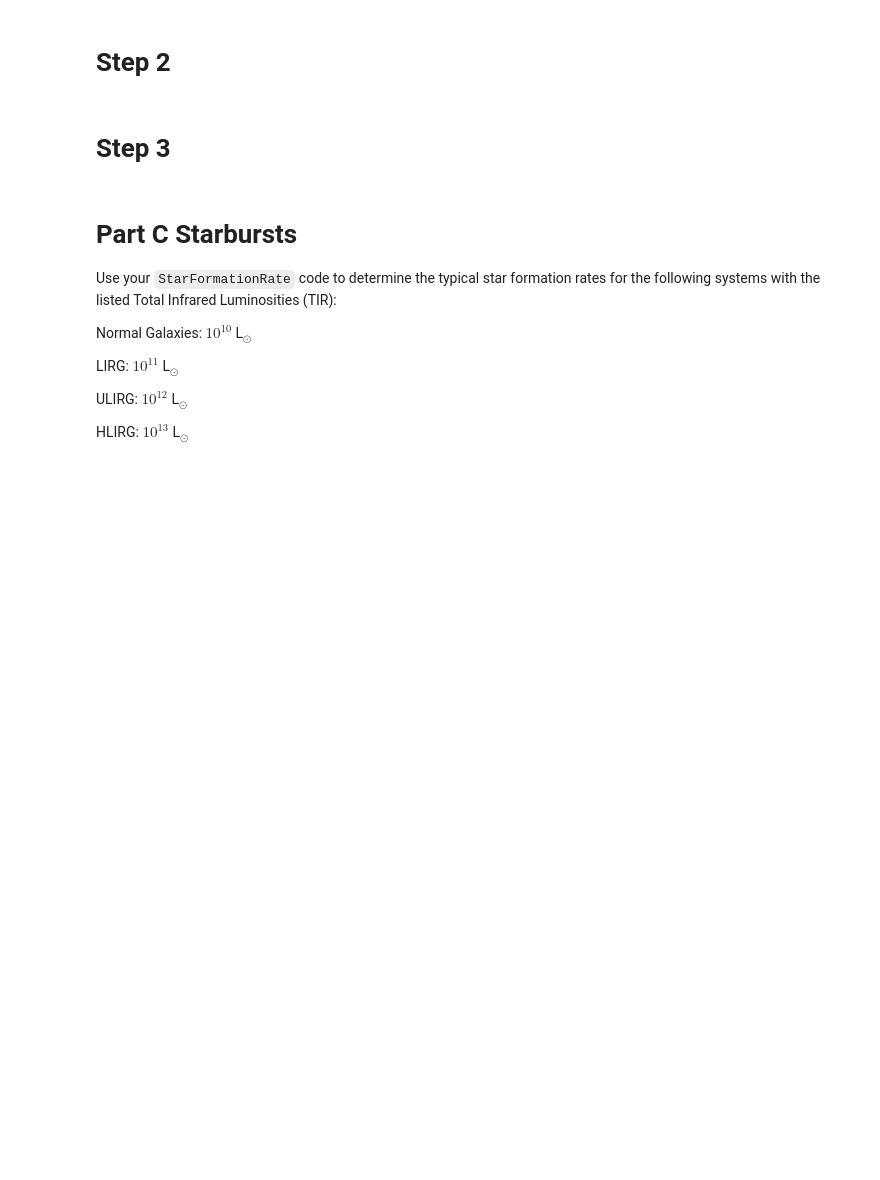
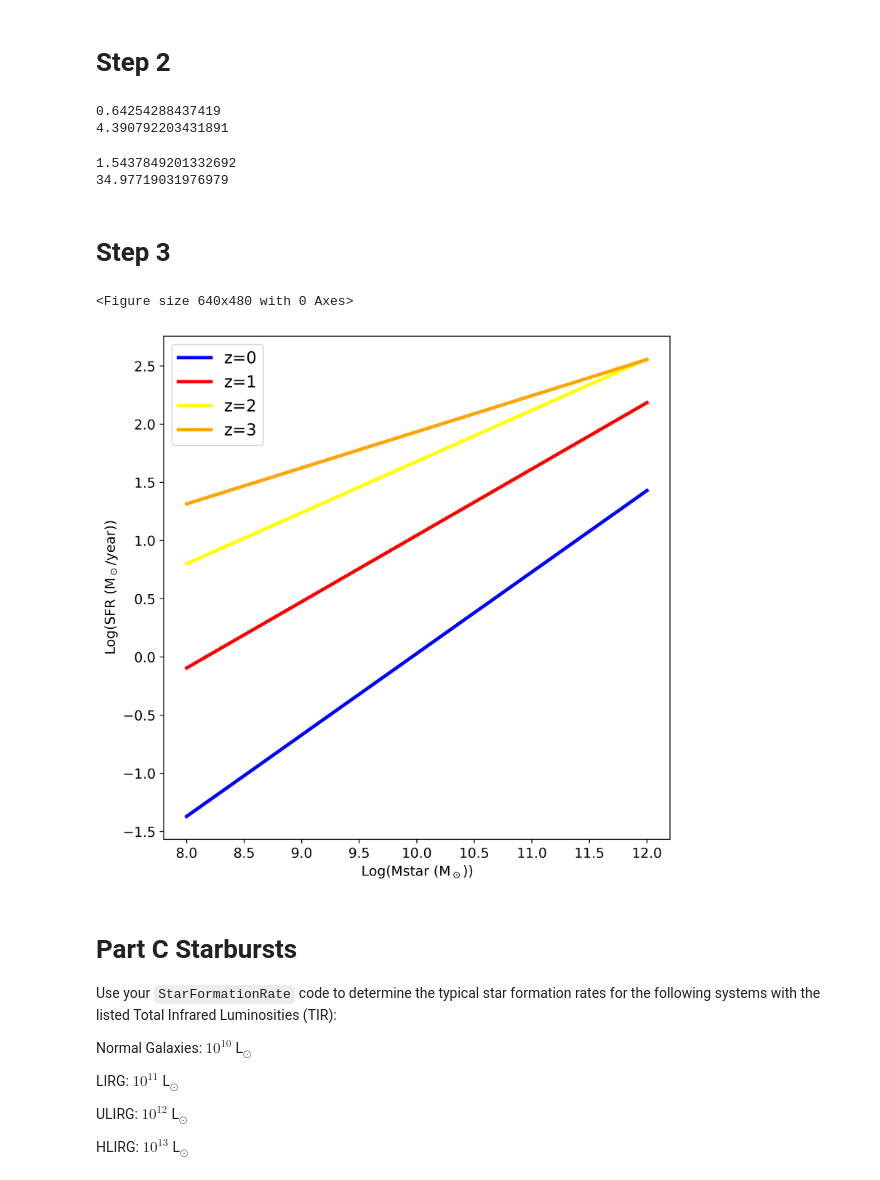
Before and after one commit to c-webs/ASTR_400b, a Jupyter notebook: labs/lab8/Lab8.ipynb, the cells around one changed output. Saved outputs shown, nothing was run; the diff lists cells and outputs as text; code cells hidden in the pictures; blank space fills up the shorter version.

```diff
--- a/labs/lab8/Lab8.ipynb
+++ b/labs/lab8/Lab8.ipynb
@@ -115,7 +120,8 @@ def SFRMainSequence(Mstar,z):
     """
     alpha = 0.7 - 0.13*z
     beta = .38 + 1.14*z -0.19*z**2
-    SFR
+    SFR = alpha*(np.log10(Mstar)-10.5)+beta
+    return SFR
 # %% [markdown]
 # Step 2
 # %%
@@ -123,33 +130,55 @@ def SFRMainSequence(Mstar,z):
+# %%
+# Stellar mass (disk) at z=0
+
+print(SFRMainSequence(MWmstar,0))
+print(10**SFRMainSequence(MWmstar,0))
+# %% [output]
+0.64254288437419
+4.390792203431891
 # %%
 # MW at z = 1
+print(SFRMainSequence(MWmstar,1))
+print(10**SFRMainSequence(MWmstar,1))
+# %% [output]
+1.5437849201332692
+34.97719031976979
 # %% [markdown]
 # Step 3
 # %%
 # create an array of stellar masses
+Mass = np.linspace(1e8,1e12)
 # %%
 
 fig = plt.figure(figsize=(8,8), dpi=500)
 ax = plt.subplot(111)
 
 # add log log plots
-
-
+plt.plot(np.log10(Mass), SFRMainSequence(Mass,0),
+        color = 'blue', linewidth = 3, label = 'z=0')
+plt.plot(np.log10(Mass), SFRMainSequence(Mass,1),
+        color = 'red', linewidth = 3, label = 'z=1')
+plt.plot(np.log10(Mass), SFRMainSequence(Mass,2),
+        color = 'yellow', linewidth = 3, label = 'z=2')
+plt.plot(np.log10(Mass), SFRMainSequence(Mass,3),
+        color = 'orange', linewidth = 3, label = 'z=3')
 # Add axis labels
 plt.xlabel('Log(Mstar (M$_\odot$))', fontsize=12)
 plt.ylabel('Log(SFR (M$_\odot$/year))', fontsize=12)
-
 
 #adjust tick label font size
 label_size = 12
 matplotlib.rcParams['xtick.labelsize'] = label_size
 matplotlib.rcParams['ytick.labelsize'] = label_size
 
 # add a legend with some customizations.
 legend = ax.legend(loc='upper left',fontsize='x-large')
 
-
+plt.show()
 # Save file
-#plt.savefig('Lab8_SFR_MainSequence.png')
+plt.savefig('Lab8_SFR_MainSequence.png')
+# %% [output]
+<Figure size 640x480 with 0 Axes>
+[figure, added]
 # %% [markdown]
 # Part C  Starbursts
 
```
Also changed, not shown: parts of 11 cells of this notebook, 1 other file.
